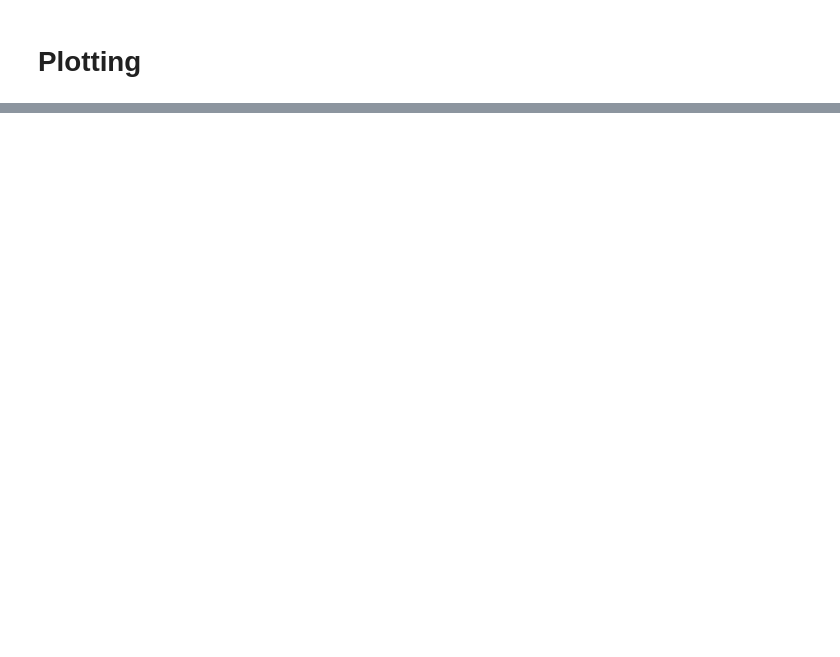
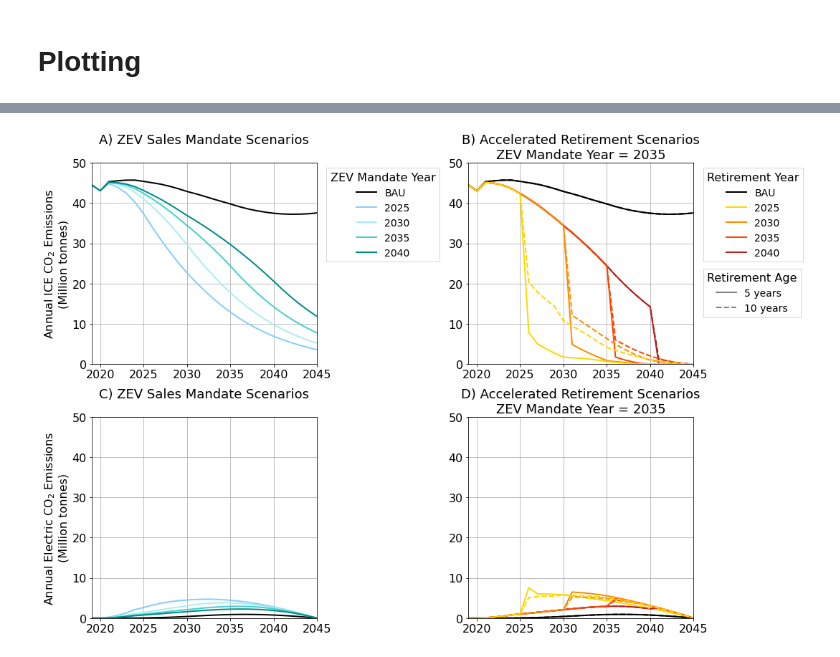
Before and after one commit to norahennessy27/stock_flow_decarb, a Jupyter notebook: AQ_Analysis_and_plotting.ipynb, the cells around one changed output, grey strips where cells are left out. Saved outputs shown, nothing was run; the diff lists cells and outputs as text; code cells hidden in the pictures; blank space fills up the shorter version.

```diff
--- a/AQ_Analysis_and_plotting.ipynb
+++ b/AQ_Analysis_and_plotting.ipynb
@@ -1294,23 +2718,23 @@ ax = ax.flatten()
 
 
 zev_mandate_emissions_t.plot(ax = ax[0], color = ["black","lightskyblue","paleturquoise","mediumturquoise","darkcyan"], linewidth = 2, legend = False)
-retirements_emissions_t[2035][5].plot(ax = ax[1], color = ["black","gold","darkorange","orangered","firebrick"], linewidth = 2, legend = False)
-retirements_emissions_t[2035][10].plot(ax = ax[1], linestyle = "dashed", color = ["black","gold","darkorange","orangered","firebrick"], linewidth = 2, legend = False)
+retirements_emissions_t[2035][5][["BAU",2040,2035,2030,2025]].plot(ax = ax[1], color = ["black","firebrick","orangered","darkorange","gold"], linewidth = 2, legend = False)
+retirements_emissions_t[2035][10][["BAU",2040,2035,2030,2025]].plot(ax = ax[1], linestyle = "dashed", color = ["black","firebrick","orangered","darkorange","gold"], linewidth = 2, legend = False)
 
-ax[0].set_ylabel("Annual ICE CO2 Emissions \n(Million tonnes)", fontsize = 14)
-ax[0].set_title("A) ZEV Sales Mandate Scenarios\n ", fontsize = 16)
-ax[1].set_title("B) Accelerated Retirement Scenarios\nZEV Mandate Year = 2035", fontsize = 16)
+ax[0].set_ylabel("Annual ICE CO$_2$ Emissions \n(Million tonnes)", fontsize = 16)
+ax[0].set_title("A) ZEV Sales Mandate Scenarios\n ", fontsize = 18)
+ax[1].set_title("B) Accelerated Retirement Scenarios\nZEV Mandate Year = 2035", fontsize = 18)
 ax[0].grid()
 ax[1].grid()
 
 for tick in ax[0].get_yticklabels():
-    tick.set_fontsize(14)
+    tick.set_fontsize(16)
 for tick in ax[1].get_xticklabels():
-    tick.set_fontsize(14)
-for tick in ax[0].get_yticklabels():
-    tick.set_fontsize(14)
-for tick in ax[1].get_xticklabels():
-    tick.set_fontsize(14)
+    tick.set_fontsize(16)
+for tick in ax[0].get_xticklabels():
+    tick.set_fontsize(16)
+for tick in ax[1].get_yticklabels():
+    tick.set_fontsize(16)
 ax[0].set_xlim([2019, 2045])
 ax[1].set_xlim([2019, 2045])
 ax[0].set_ylim([0,50])
@@ -1331,46 +2755,48 @@ handles2 = [
     plt.Line2D([], [], marker='', color=ry_cols[2], label='2035', linewidth = 2),
     plt.Line2D([], [], marker='', color=ry_cols[3], label='2040', linewidth = 2),
 ]
 
 handles3 = [
     plt.Line2D([], [], marker='', color="gray", linestyle = "solid",label='5 years', linewidth = 2),
     plt.Line2D([], [], marker='', color=r"gray", linestyle = "dashed", label='10 years', linewidth = 2),
 
 ]
 
 l0 = ax[0].legend(handles=handles, loc='upper left', bbox_to_anchor=(1.02, 1), title = "ZEV Mandate Year", fancybox = False, fontsize = 14)
-l0.get_title().set_fontsize(14)
+l0.get_title().set_fontsize(16)
 l1 = ax[1].legend(handles=handles2, loc='upper left', bbox_to_anchor=(1.02, 1), title = "Retirement Year", fancybox = False, fontsize = 14)
-l1.get_title().set_fontsize(14)
+l1.get_title().set_fontsize(16)
 l2 = ax[1].legend(handles=handles3, loc='upper left', bbox_to_anchor=(1.02, 0.5), title = "Retirement Age", fancybox = False, fontsize = 14)
-l2.get_title().set_fontsize(14)
+l2.get_title().set_fontsize(16)
 ax[1].add_artist(l1)
 
 zev_mandate_emissions_e.plot(ax = ax[2], color = ["black","lightskyblue","paleturquoise","mediumturquoise","darkcyan"], linewidth = 2, legend = False)
-retirements_emissions_e[2035][5].plot(ax = ax[3], color = ["black","gold","darkorange","orangered","firebrick"], linewidth = 2, legend = False)
-retirements_emissions_e[2035][10].plot(ax = ax[3], linestyle = "dashed", color = ["black","gold","darkorange","orangered","firebrick"], linewidth = 2, legend = False)
+retirements_emissions_e[2035][5][["BAU",2040,2035,2030,2025]].plot(ax = ax[3], color = ["black","firebrick","orangered","darkorange","gold"], linewidth = 2, legend = False)
+retirements_emissions_e[2035][10][["BAU",2040,2035,2030,2025]].plot(ax = ax[3], linestyle = "dashed", color = ["black","firebrick","orangered","darkorange","gold"], linewidth = 2, legend = False)
 
-ax[2].set_ylabel("Annual Electric CO2 Emissions \n(Million tonnes)", fontsize = 14)
-ax[2].set_title("C) ZEV Sales Mandate Scenarios\n ", fontsize = 16)
-ax[3].set_title("D) Accelerated Retirement Scenarios\nZEV Mandate Year = 2035", fontsize = 16)
+ax[2].set_ylabel("Annual Electric CO$_2$ Emissions \n(Million tonnes)", fontsize = 16)
+ax[2].set_title("C) ZEV Sales Mandate Scenarios\n ", fontsize = 18)
+ax[3].set_title("D) Accelerated Retirement Scenarios\nZEV Mandate Year = 2035", fontsize = 18)
 ax[2].grid()
 ax[3].grid()
 
 for tick in ax[2].get_yticklabels():
-    tick.set_fontsize(14)
+    tick.set_fontsize(16)
 for tick in ax[2].get_xticklabels():
-    tick.set_fontsize(14)
+    tick.set_fontsize(16)
 for tick in ax[3].get_yticklabels():
-    tick.set_fontsize(14)
+    tick.set_fontsize(16)
 for tick in ax[3].get_xticklabels():
-    tick.set_fontsize(14)
+    tick.set_fontsize(16)
 ax[2].set_xlim([2019, 2045])
 ax[3].set_xlim([2019, 2045])
 ax[2].set_ylim([0,50])
 ax[3].set_ylim([0,50])
 
 plt.tight_layout()
-f.savefig("annual_emissions_split.png")
+f.savefig("final_plots/annual_emissions_split.pdf")
+# %% [output]
+[figure, added]
 # %%
 races = ["Latino","Black","Asian","White","Native","Pac Islander","Two or More"]
 
```
Also changed, not shown: parts of 67 cells of this notebook.
